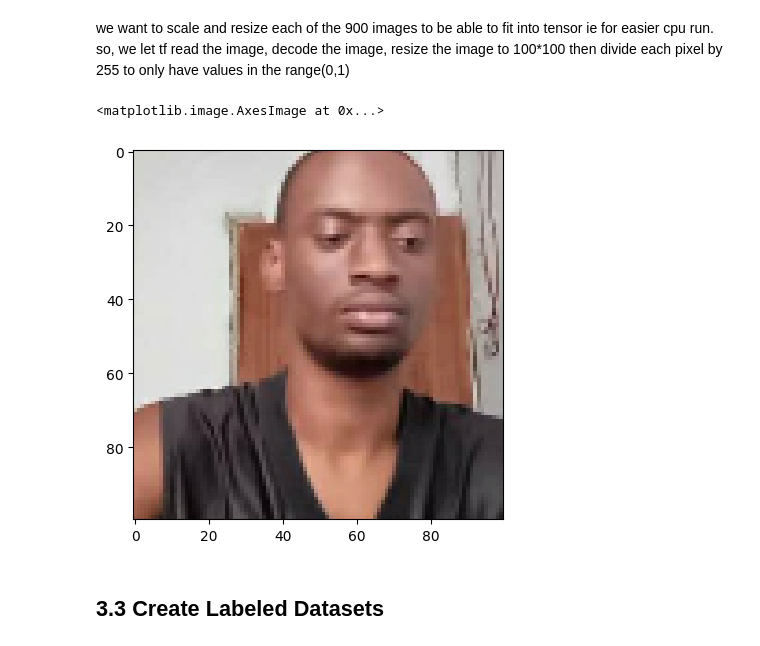
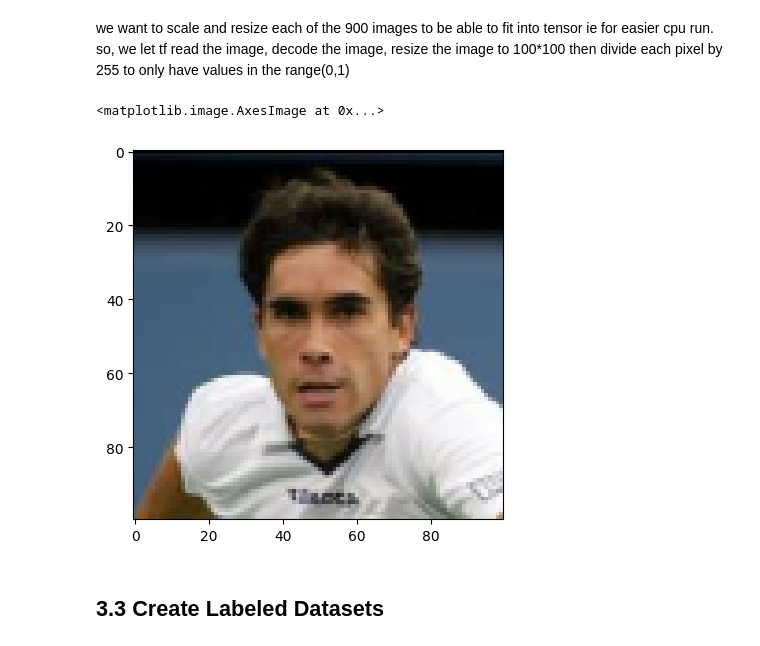
Before and after one commit to BMugo84/Facial-Recognition, a Jupyter notebook: facialrecognition.ipynb, the cells around one changed output. Drawn from its saved outputs; the diff is of its cells as text; code cells hidden in the pictures.

```diff
--- a/facialrecognition.ipynb
+++ b/facialrecognition.ipynb
@@ -282,11 +358,11 @@ def preprocess(file_path):
     img = img / 255.0
     return img
 # %%
-img = preprocess('data\\positive\\9011249f-44c6-11ee-8d35-2c27d73c66d3.jpg')
+img = preprocess('data/negative/Ramon_Delgado_0001.jpg')
 plt.imshow(img)
 # %% [output]
 <matplotlib.image.AxesImage at 0x...>
-[figure, old version]
+[figure, new version]
 # %% [markdown]
 ## 3.3 Create Labeled Datasets
 # %% [markdown]
```
Also changed, not shown: parts of 43 cells of this notebook.
